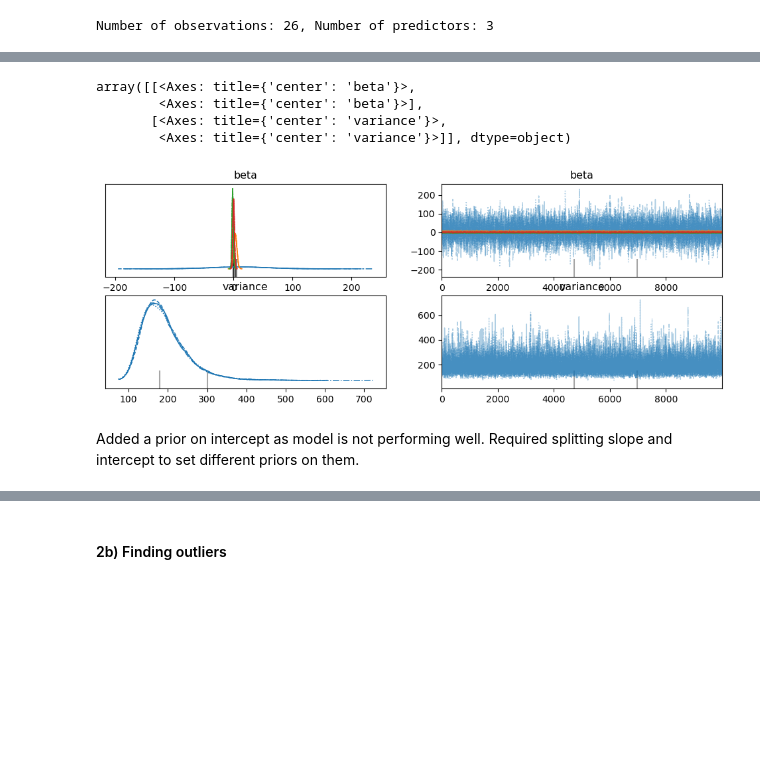
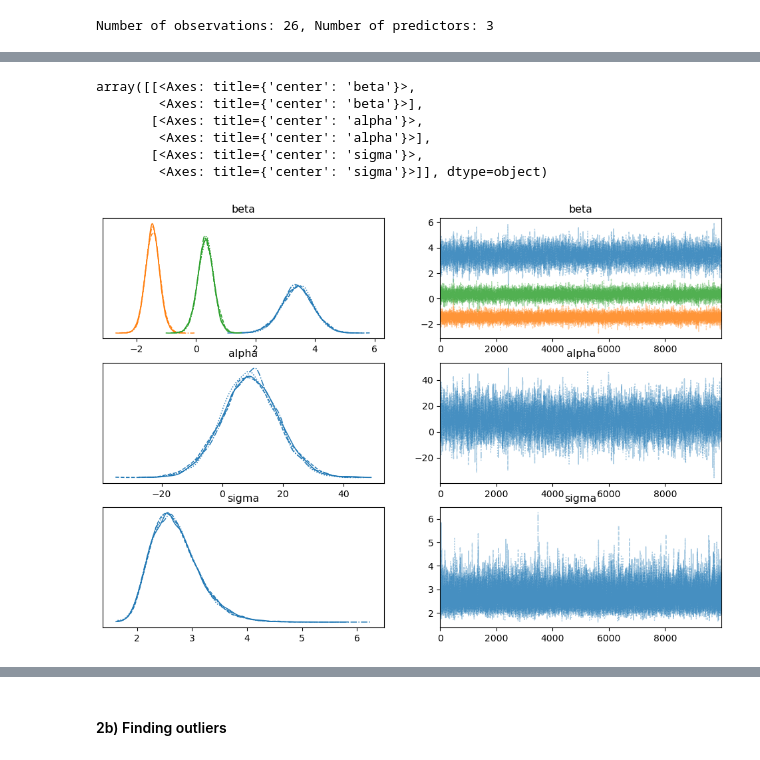
Before and after one commit to nweerasuriya/omscs, a Jupyter notebook: ISYE6420/unit_8-9/homework_6.ipynb, the cells around one changed output, grey strips where cells are left out. Drawn from its saved outputs; the diff is of its cells as text; code cells hidden in the pictures; blank space fills up the shorter version.

```diff
--- a/ISYE6420/unit_8-9/homework_6.ipynb
+++ b/ISYE6420/unit_8-9/homework_6.ipynb
@@ -70,7 +71,7 @@ with pm.Model(coords={"group": group_names, "contrast_labels": contrast_labels})
     pm.Data("y", y)  # Number of weeks until death or censoring
 
     alpha = pm.Gamma("alpha", alpha=0.001, beta=0.001)
-    beta = pm.Normal("beta", mu=0, sigma=1000, shape=4)
+    beta = pm.Normal("beta", mu=0, sigma=1000, shape=4, dims="group")
     # Scale parameter for each group
     beta_prime = pm.Deterministic("beta_prime", 1/(pm.math.exp(beta[group_idx])))
 
@@ -83,7 +84,7 @@ with pm.Model(coords={"group": group_names, "contrast_labels": contrast_labels})
 
     # Compute median survival times for each group
     median_survival = pm.Deterministic(
-        "median_survival", pm.math.exp(-beta) * np.log(2) ** (1 / alpha)
+        "median_survival", pm.math.exp(-beta) * np.log(2) ** (1 / alpha), dims="group"
         )
     S = pm.Deterministic("survival", pm.math.exp(-((obs_censored / beta_prime) ** alpha)))
     pdf = (
@@ -98,10 +99,10 @@ with pm.Model(coords={"group": group_names, "contrast_labels": contrast_labels})
 
     # Predict survival at t=30 weeks for each group
     t_pred = pm.Data("t", 30)
-    pm.Deterministic("survival_at_30", pm.math.exp(-((t_pred * pm.math.exp(beta)) ** alpha)))
+    pm.Deterministic("survival_at_30", pm.math.exp(-((t_pred * pm.math.exp(beta)) ** alpha)), dims="group")
 
     # Sampling
-    trace_1 = pm.sample(10000, tune=2000, nuts_sampler="nutpie")
+    trace_1 = pm.sample(10000, tune=2000, nuts_sampler="nutpie", random_seed=rng)
 
 az.summary(trace_1, var_names=["median_survival"], round_to=3, hdi_prob=0.95)
 # %% [output]
@@ -300,0 +223,17 @@ Estimated Time to Completion: now
+# %%
+# Do similar model but just a simple linear regression
+with pm.Model() as original_model_hockpend:
+    X_data = pm.Data("X", X)
+    y_data = pm.Data("y", y)
+
+    alpha = pm.Normal("alpha", mu=0, sigma=1000)
+    beta = pm.Normal("beta", mu=0, sigma=1000, shape=X.shape[1])
+    sigma = pm.Exponential("sigma", 0.001)
+
+    mu = pm.Deterministic("mu", alpha + pm.math.dot(X_data, beta))
+    likelihood = pm.Normal("likelihood", mu=mu, sigma=sigma, observed=y_data)
+
+    trace_2 = pm.sample(10000, tune=2000, nuts_sampler="nutpie", random_seed=rng)
+    pm.compute_log_likelihood(trace_2)
+
+az.summary(trace_2, var_names=["alpha", "beta", "sigma"], round_to=3, hdi_prob=0.95)
@@ -300,0 +260,17 @@ Estimated Time to Completion: now
+# %%
+# Do similar model but just a simple linear regression
+with pm.Model() as model_2:
+    X_data = pm.Data("X", X)
+    y_data = pm.Data("y", y)
+
+    alpha = pm.Normal("alpha", mu=0, sigma=1000)
+    beta = pm.Normal("beta", mu=0, sigma=1000, shape=X.shape[1])
+    sigma = pm.Exponential("sigma", 0.001)
+
+    mu = pm.Deterministic("mu", alpha + pm.math.dot(X_data, beta))
+    likelihood = pm.Normal("likelihood", mu=mu, sigma=sigma, observed=y_data)
+
+    trace_2 = pm.sample(10000, tune=2000, nuts_sampler="nutpie", random_seed=rng, target_accept=0.95)
+    pm.compute_log_likelihood(trace_2)
+
+az.summary(trace_2, var_names=["alpha", "beta", "sigma"], round_to=3, hdi_prob=0.95)
@@ -301,11 +323,11 @@ Estimated Time to Completion: now
 # %%
 # plot trace
-az.plot_trace(trace_2, var_names=["beta", "variance"])
+az.plot_trace(trace_2, var_names=["beta", "alpha", "sigma"], figsize=(12, 8))
 # %% [output]
 array([[<Axes: title={'center': 'beta'}>,
         <Axes: title={'center': 'beta'}>],
-       [<Axes: title={'center': 'variance'}>,
-        <Axes: title={'center': 'variance'}>]], dtype=object)
+       [<Axes: title={'center': 'alpha'}>,
+        <Axes: title={'center': 'alpha'}>],
+       [<Axes: title={'center': 'sigma'}>,
+        <Axes: title={'center': 'sigma'}>]], dtype=object)
-[figure, old version]
+[figure, new version]
-# %% [markdown]
-Added a prior on intercept as model is not performing well. Required splitting slope and intercept to set different priors on them.
```
Also changed, not shown: parts of 38 cells of this notebook, 4 other files.
